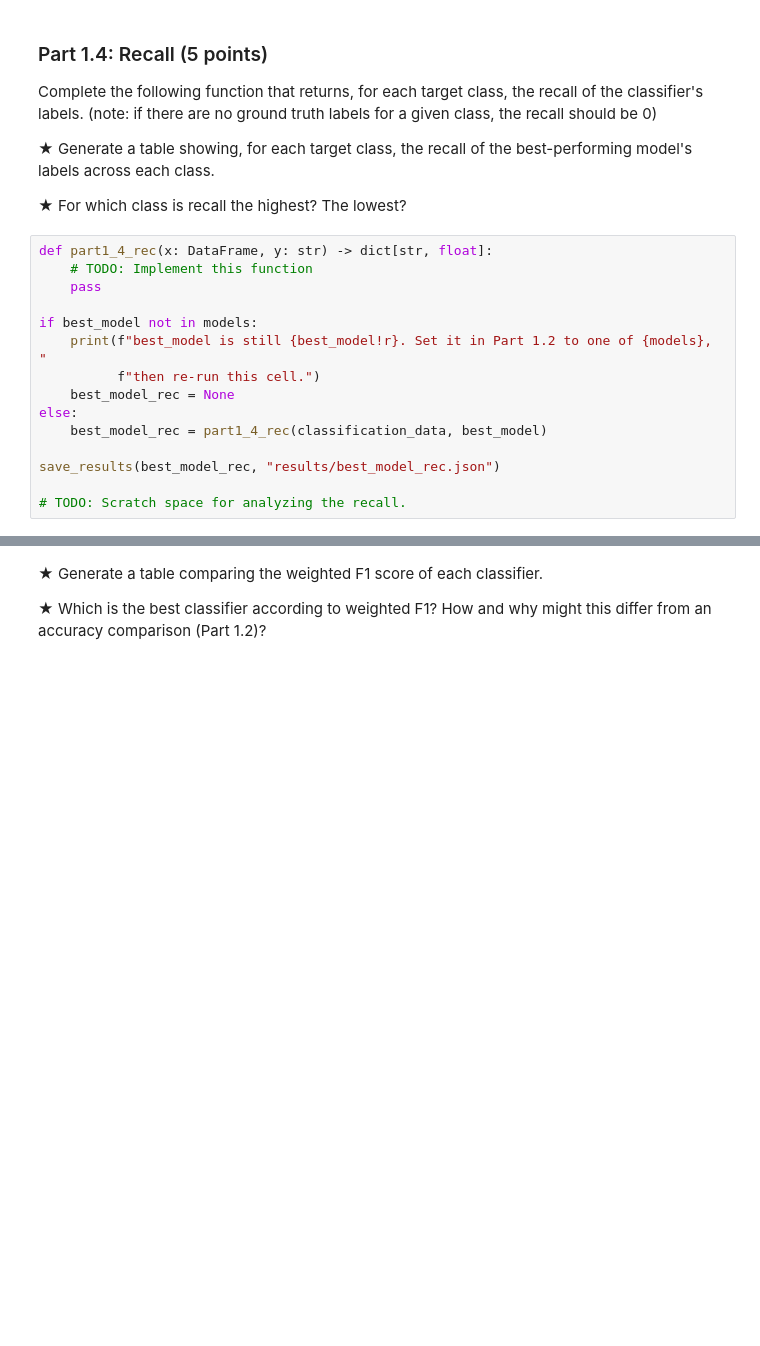
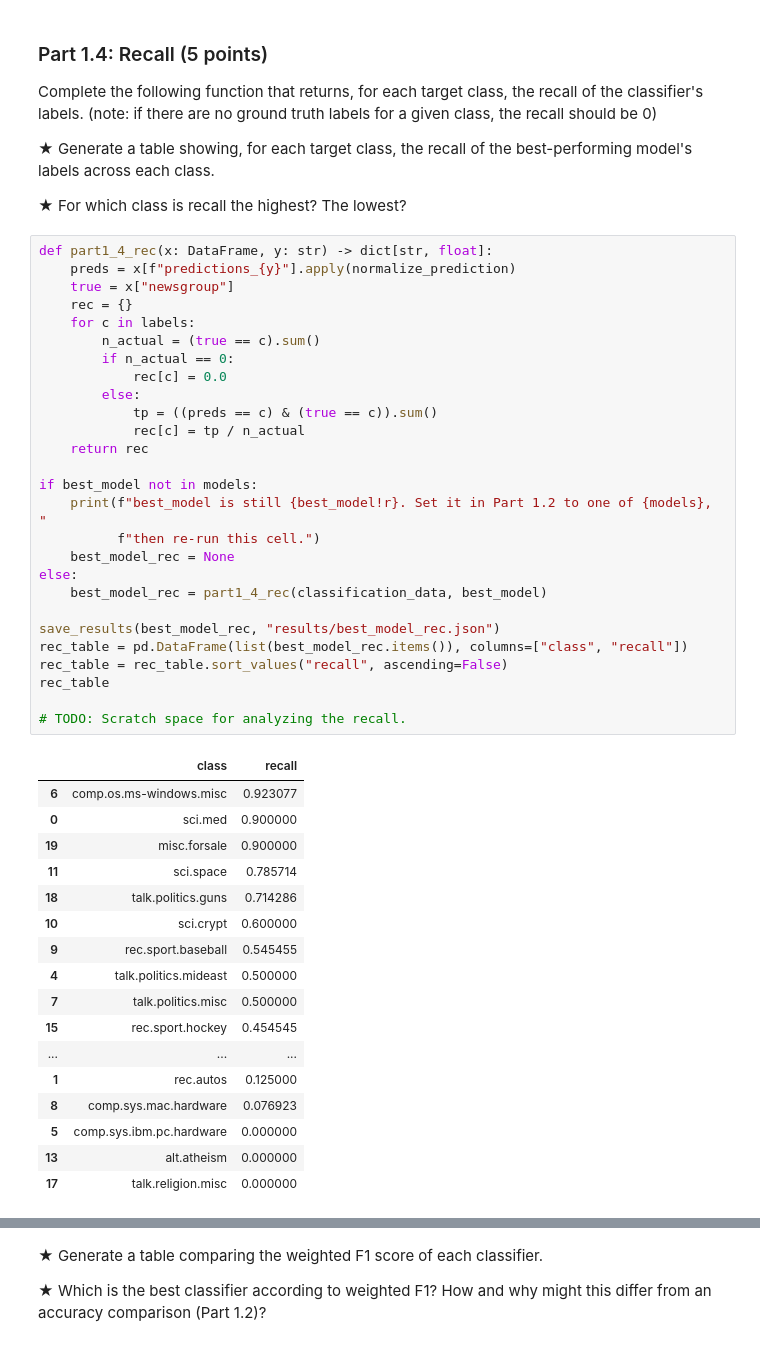
Before and after one commit to sgslay/sgslay, a Jupyter notebook: HW1.ipynb, the cells around one changed output, grey strips where cells are left out. Saved outputs shown, nothing was run; the diff lists cells and outputs as text; blank space fills up the shorter version.

```diff
--- a/HW1.ipynb
+++ b/HW1.ipynb
@@ -379,19 +450,49 @@ Complete the following function that returns, for each target class, the recall
 ★ For which class is recall the highest? The lowest?
 # %%
 def part1_4_rec(x: DataFrame, y: str) -> dict[str, float]:
-    # TODO: Implement this function
-    pass
+    preds = x[f"predictions_{y}"].apply(normalize_prediction)
+    true = x["newsgroup"]
+    rec = {}
+    for c in labels:
+        n_actual = (true == c).sum()
+        if n_actual == 0:
+            rec[c] = 0.0
+        else:
+            tp = ((preds == c) & (true == c)).sum()
+            rec[c] = tp / n_actual
+    return rec
 
 if best_model not in models:
     print(f"best_model is still {best_model!r}. Set it in Part 1.2 to one of {models}, "
           f"then re-run this cell.")
     best_model_rec = None
 else:
     best_model_rec = part1_4_rec(classification_data, best_model)
 
 save_results(best_model_rec, "results/best_model_rec.json")
+rec_table = pd.DataFrame(list(best_model_rec.items()), columns=["class", "recall"])
+rec_table = rec_table.sort_values("recall", ascending=False)
+rec_table
 
 # TODO: Scratch space for analyzing the recall.
+# %% [output]
+|  | class | recall |
+| 6 | comp.os.ms-windows.misc | 0.923077 |
+| 0 | sci.med | 0.900000 |
+| 19 | misc.forsale | 0.900000 |
+| 11 | sci.space | 0.785714 |
+| 18 | talk.politics.guns | 0.714286 |
+| 10 | sci.crypt | 0.600000 |
+| 9 | rec.sport.baseball | 0.545455 |
+| 4 | talk.politics.mideast | 0.500000 |
+| 7 | talk.politics.misc | 0.500000 |
+| 15 | rec.sport.hockey | 0.454545 |
+| ... | ... | ... |
+| 1 | rec.autos | 0.125000 |
+| 8 | comp.sys.mac.hardware | 0.076923 |
+| 5 | comp.sys.ibm.pc.hardware | 0.000000 |
+| 13 | alt.atheism | 0.000000 |
+| 17 | talk.religion.misc | 0.000000 |
 # %% [markdown]
 ### Part 1.5: F1 (5 points)
 
```
Also changed, not shown: parts of 11 cells of this notebook.
